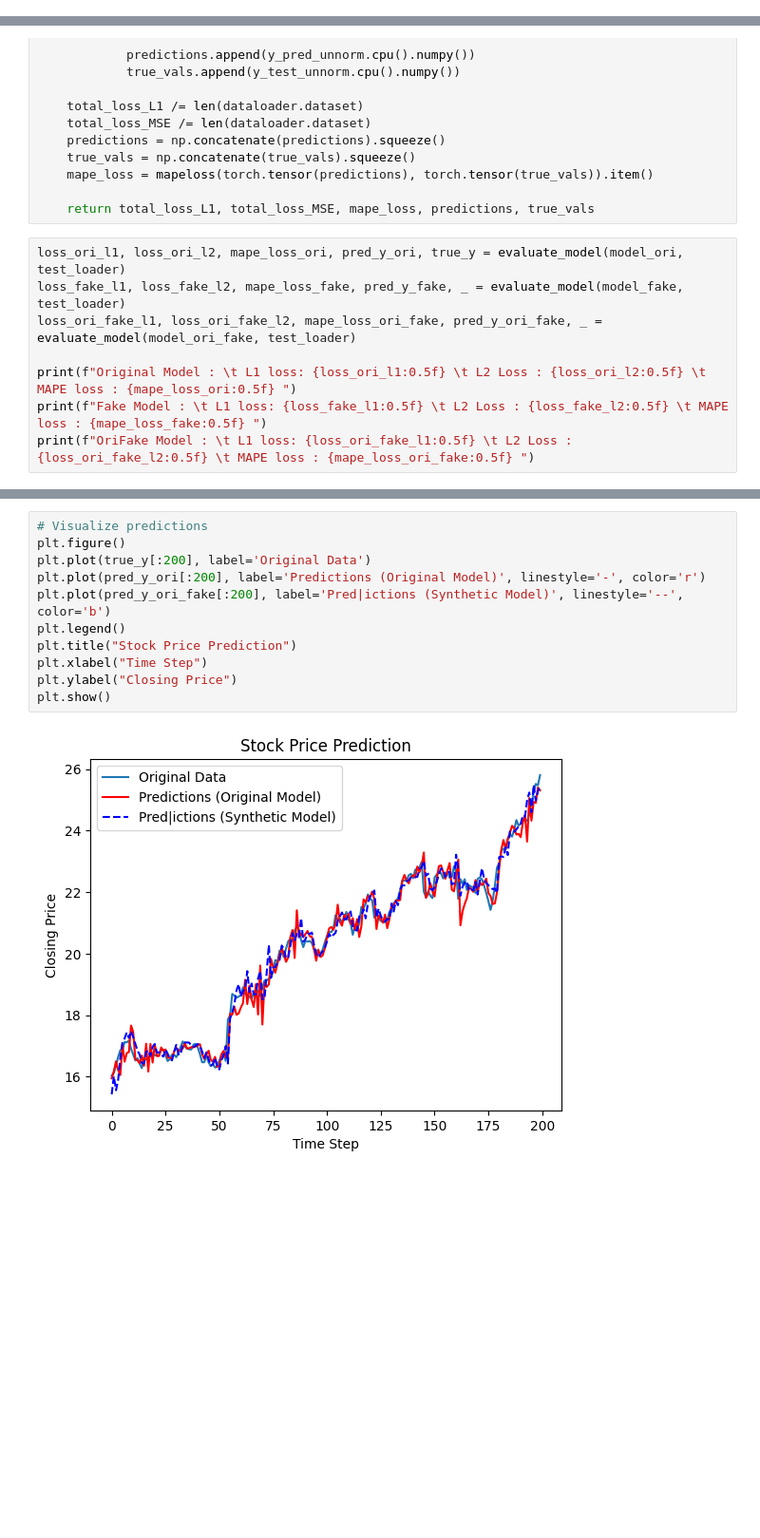
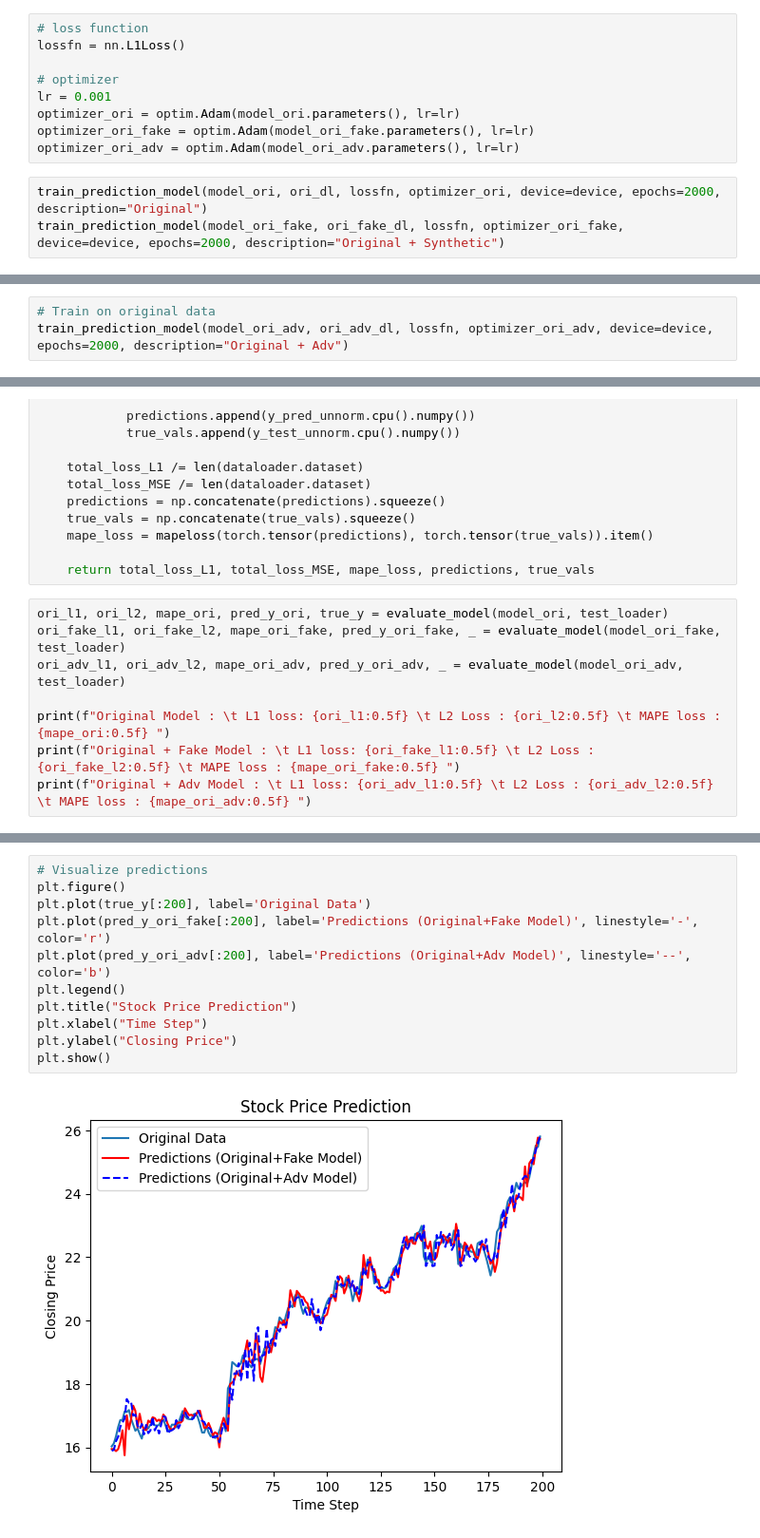
Before and after one commit to hrj04/Project_TS_Generation, a Jupyter notebook: experiments/stock_prediction.ipynb, the cells around one changed output, grey strips where cells are left out. Shown at 95% size. Saved outputs shown, nothing was run; the diff lists cells and outputs as text; blank space fills up the shorter version.

```diff
--- a/experiments/stock_prediction.ipynb
+++ b/experiments/stock_prediction.ipynb
@@ -77,0 +48,12 @@ train_model(model_ori_fake, ori_fake_dl, criterion_ori_fake, optimizer_ori_fake,
+# %%
+# loss function
+lossfn = nn.L1Loss()
+
+# optimizer
+lr = 0.001
+optimizer_ori = optim.Adam(model_ori.parameters(), lr=lr)
+optimizer_ori_fake = optim.Adam(model_ori_fake.parameters(), lr=lr)
+optimizer_ori_adv = optim.Adam(model_ori_adv.parameters(), lr=lr)
+# %%
+train_prediction_model(model_ori, ori_dl, lossfn, optimizer_ori, device=device, epochs=2000, description="Original")
+train_prediction_model(model_ori_fake, ori_fake_dl, lossfn, optimizer_ori_fake, device=device, epochs=2000, description="Original + Synthetic")
@@ -78,3 +100,6 @@ train_model(model_ori_fake, ori_fake_dl, criterion_ori_fake, optimizer_ori_fake,
+# %%
+# Train on original data
+train_prediction_model(model_ori_adv, ori_adv_dl, lossfn, optimizer_ori_adv, device=device, epochs=2000, description="Original + Adv")
 # %%
 test_data_norm = torch.from_numpy(np.load(os.path.join(dataset.dir, f"stock_ground_truth_data_{seq_length}_test.npy"))).to(device)
 test_mean = torch.from_numpy(np.load(os.path.join(dataset.dir, f"stock_ground_truth_mean_{seq_length}_test.npy"))).to(device)
@@ -146,11 +171,11 @@ def evaluate_model(model, dataloader):
 
     return total_loss_L1, total_loss_MSE, mape_loss, predictions, true_vals
 # %%
-loss_ori_l1, loss_ori_l2, mape_loss_ori, pred_y_ori, true_y = evaluate_model(model_ori, test_loader)
-loss_fake_l1, loss_fake_l2, mape_loss_fake, pred_y_fake, _ = evaluate_model(model_fake, test_loader)
-loss_ori_fake_l1, loss_ori_fake_l2, mape_loss_ori_fake, pred_y_ori_fake, _ = evaluate_model(model_ori_fake, test_loader)
+ori_l1, ori_l2, mape_ori, pred_y_ori, true_y = evaluate_model(model_ori, test_loader)
+ori_fake_l1, ori_fake_l2, mape_ori_fake, pred_y_ori_fake, _ = evaluate_model(model_ori_fake, test_loader)
+ori_adv_l1, ori_adv_l2, mape_ori_adv, pred_y_ori_adv, _ = evaluate_model(model_ori_adv, test_loader)
 
-print(f"Original Model : \t L1 loss: {loss_ori_l1:0.5f} \t L2 Loss : {loss_ori_l2:0.5f} \t MAPE loss : {mape_loss_ori:0.5f} ")
-print(f"Fake Model : \t L1 loss: {loss_fake_l1:0.5f} \t L2 Loss : {loss_fake_l2:0.5f} \t MAPE loss : {mape_loss_fake:0.5f} ")
-print(f"OriFake Model : \t L1 loss: {loss_ori_fake_l1:0.5f} \t L2 Loss : {loss_ori_fake_l2:0.5f} \t MAPE loss : {mape_loss_ori_fake:0.5f} ")
+print(f"Original Model : \t L1 loss: {ori_l1:0.5f} \t L2 Loss : {ori_l2:0.5f} \t MAPE loss : {mape_ori:0.5f} ")
+print(f"Original + Fake Model : \t L1 loss: {ori_fake_l1:0.5f} \t L2 Loss : {ori_fake_l2:0.5f} \t MAPE loss : {mape_ori_fake:0.5f} ")
+print(f"Original + Adv Model : \t L1 loss: {ori_adv_l1:0.5f} \t L2 Loss : {ori_adv_l2:0.5f} \t MAPE loss : {mape_ori_adv:0.5f} ")
 # %% [output]
@@ -160,13 +185,13 @@ OriFake Model :          L1 loss: 0.63064        L2 Loss : 0.74563       MAPE lo
 # %%
 # Visualize predictions
 plt.figure()
 plt.plot(true_y[:200], label='Original Data')
-plt.plot(pred_y_ori[:200], label='Predictions (Original Model)', linestyle='-', color='r')
-plt.plot(pred_y_ori_fake[:200], label='Pred|ictions (Synthetic Model)', linestyle='--', color='b')
+plt.plot(pred_y_ori_fake[:200], label='Predictions (Original+Fake Model)', linestyle='-', color='r')
+plt.plot(pred_y_ori_adv[:200], label='Predictions (Original+Adv Model)', linestyle='--', color='b')
 plt.legend()
 plt.title("Stock Price Prediction")
 plt.xlabel("Time Step")
 plt.ylabel("Closing Price")
 plt.show()
 # %% [output]
-[figure, old version]
+[figure, new version]
```
Also changed, not shown: parts of 12 cells of this notebook, 10 other files.
